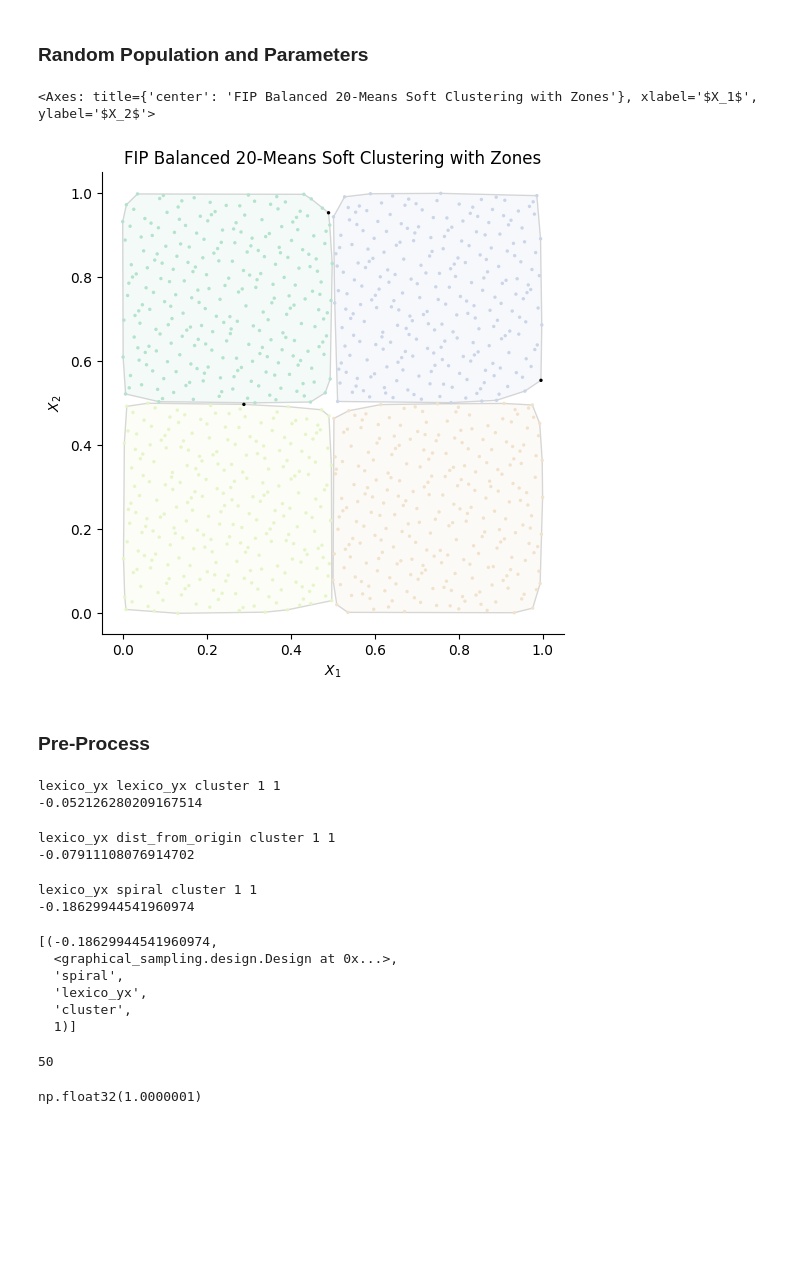
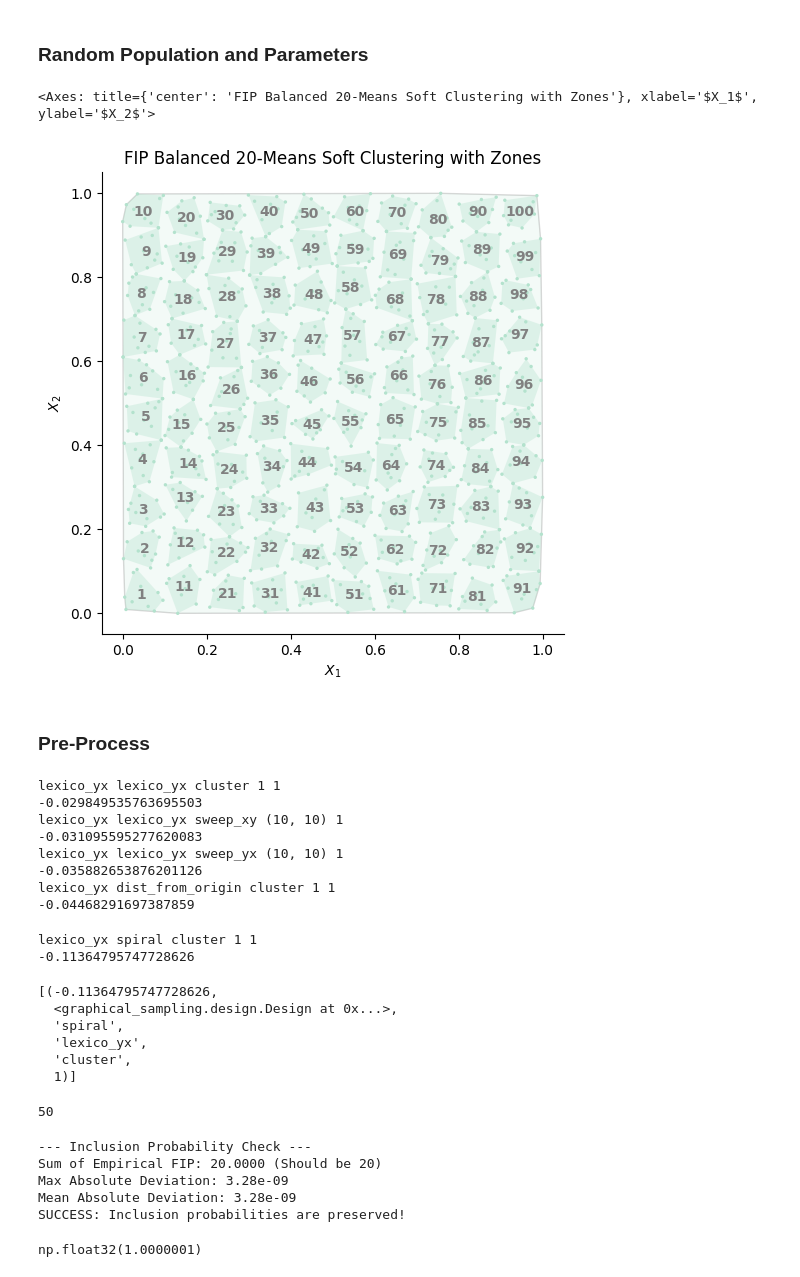
Before and after one commit to mehdimhb/graphical-sampling, a Jupyter notebook: simulations/jupyters/sampling.ipynb, the cells around one changed output. Saved outputs shown, nothing was run; the diff lists cells and outputs as text; code cells hidden in the pictures; blank space fills up the shorter version.

Commit message:
solving the problem of zones for cluster larger than 1

```diff
--- a/simulations/jupyters/sampling.ipynb
+++ b/simulations/jupyters/sampling.ipynb
@@ -74,33 +77,33 @@ def popus(n):
 # %%
 ###############################
 ######## Parameters ###########
 ###############################
 popu = 'df_regular'
 ep_or_up = 'pik_ep'
 n = 20
-r_sample_per_cluster = 5
-centroid_grid_x = 2
+r_sample_per_cluster = 20
+centroid_grid_x = 1
 num_zones_cluster = [1]
-num_zones_sweep = [(1, 1)]
+num_zones_sweep = [(10, 10)]
 num_splits = [1]
 
 
 
 df = popus(n)[popu]
 N = len(df)
 coords = pd.DataFrame(df[['coord_x', 'coord_y']])
 inclusions = df[ep_or_up]
 variable = df['z'] if 'z' in df.columns else inclusions
 pop = gs.Population(coords, inclusions, n=n, variable=variable)
 fbn = gs.clustering.FIPBalancedNMeans(n=n, centroid_grid_x = centroid_grid_x, r_sample_per_cluster=r_sample_per_cluster, init_clust_method = 'expanded', split_size = 1)
 # fbn = gs.clustering.FIPBalancedNMeans(n=n, r_sample_per_cluster=r_sample_per_cluster, init_clust_method = 'expanded', split_size = 1)
 
 fbn.fit(pop)
 fbn.fit_zones(num_zones=num_zones_sweep[0], mode='sweep_xy')
 fbn.plot(mode='soft')
 # %% [output]
 <Axes: title={'center': 'FIP Balanced 20-Means Soft Clustering with Zones'}, xlabel='$X_1$', ylabel='$X_2$'>
-[figure, old version]
+[figure, new version]
 # %% [markdown]
 ### Pre-Process
 # %%
@@ -188,17 +191,21 @@ z = sorted(track, key=lambda x: x[0], reverse=False)
 z[:1]
 # %% [output]
 lexico_yx lexico_yx cluster 1 1
--0.052126280209167514
+-0.029849535763695503
+lexico_yx lexico_yx sweep_xy (10, 10) 1
+-0.031095595277620083
+lexico_yx lexico_yx sweep_yx (10, 10) 1
+-0.035882653876201126
+lexico_yx dist_from_origin cluster 1 1
+-0.04468291697387859
-lexico_yx dist_from_origin cluster 1 1
--0.07911108076914702
+lexico_yx spiral cluster 1 1
+-0.11364795747728626
-lexico_yx spiral cluster 1 1
--0.18629944541960974
+[(-0.11364795747728626,
+  <graphical_sampling.design.Design at 0x...>,
+  'spiral',
+  'lexico_yx',
+  'cluster',
+  1)]
-[(-0.18629944541960974,
-  <graphical_sampling.design.Design at 0x...>,
-  'spiral',
-  'lexico_yx',
-  'cluster',
-  1)]
 # %%
 z = sorted(track, key=lambda x: x[0], reverse=False)
 initial_moran, initial_design, zs, ps, zm, nz = z[0]
@@ -206,6 +213,35 @@ initial_moran, initial_design, zs, ps, zm, nz = z[0]
 len(initial_design.all_samples_and_probs[0])
 # %% [output]
 50
+# %%
+import numpy as np
+
+# 1. Get the empirical FIP (calculated from your repaired samples)
+empirical_fip = design.fip
+
+# 2. Get the target FIP (the ones originally defined in the population)
+target_fip = design.pop.inclusions
+
+# 3. Calculate the difference
+diff = empirical_fip - target_fip
+
+# 4. Print the summary of results
+print(f"--- Inclusion Probability Check ---")
+print(f"Sum of Empirical FIP: {empirical_fip.sum():.4f} (Should be {design.pop.n})")
+print(f"Max Absolute Deviation: {np.abs(diff).max():.2e}")
+print(f"Mean Absolute Deviation: {np.abs(diff).mean():.2e}")
+
+# Check if they are 'close enough' within a tolerance (e.g., 1e-6)
+if np.allclose(empirical_fip, target_fip, atol=1e-6):
+    print("SUCCESS: Inclusion probabilities are preserved!")
+else:
+    print("WARNING: There is a significant deviation in inclusion probabilities.")
+# %% [output]
+--- Inclusion Probability Check ---
+Sum of Empirical FIP: 20.0000 (Should be 20)
+Max Absolute Deviation: 3.28e-09
+Mean Absolute Deviation: 3.28e-09
+SUCCESS: Inclusion probabilities are preserved!
 # %%
 initial_design.all_samples_and_probs[1].sum()
 # %% [output]
```
Also changed, not shown: parts of 4 cells of this notebook, 7 other files.
